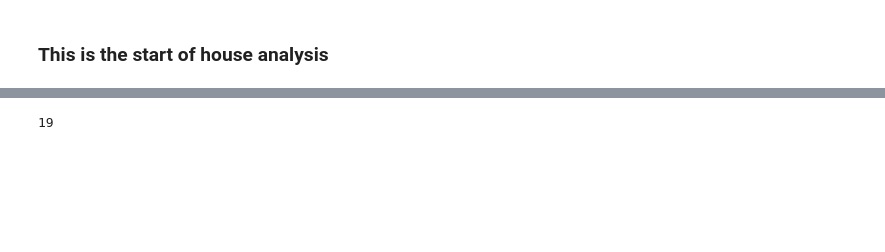
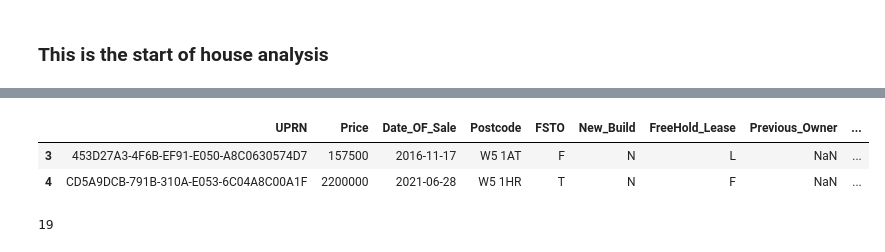
Before and after one commit to brandlab-au/landregistry, a Jupyter notebook: Ealing.ipynb, the cells around one changed output, grey strips where cells are left out. Cells and saved outputs as stored; diff of their text form; code cells hidden in the pictures; blank space fills up the shorter version.

```diff
--- a/Ealing.ipynb
+++ b/Ealing.ipynb
@@ -17,5 +24,5 @@ README.md        google.py        ppd_data (1).csv
 # %%
-colnames = ['UPRN','Price','Date_OF_Sale','Postcode','Freehold','New_Build',
+colnames = ['UPRN','Price','Date_OF_Sale','Postcode','FSTO','New_Build',
           'FreeHold_Lease','Previous_Owner','Number_Address','Address',
           'Ground Rent','Area','Town','District',
           'ECP','Link','Garden','Parking',
@@ -26,5 +33,9 @@ df = pd.read_csv("ppd_data (1).csv",names=colnames)
 # %%
-# pd.read_csv?
+df[3:5]
+# %% [output]
+|  | UPRN | Price | Date_OF_Sale | Postcode | FSTO | New_Build | FreeHold_Lease | Previous_Owner | ... |
+| 3 | 453D27A3-4F6B-EF91-E050-A8C0630574D7 | 157500 | 2016-11-17 | W5 1AT | F | N | L | NaN | ... |
+| 4 | CD5A9DCB-791B-310A-E053-6C04A8C00A1F | 2200000 | 2021-06-28 | W5 1HR | T | N | F | NaN | ... |
 # %%
 # data1 = pd.DataFrame(data1)
 number_col = len(df.columns)
```
Also changed, not shown: parts of 51 cells of this notebook, 7 other files.
